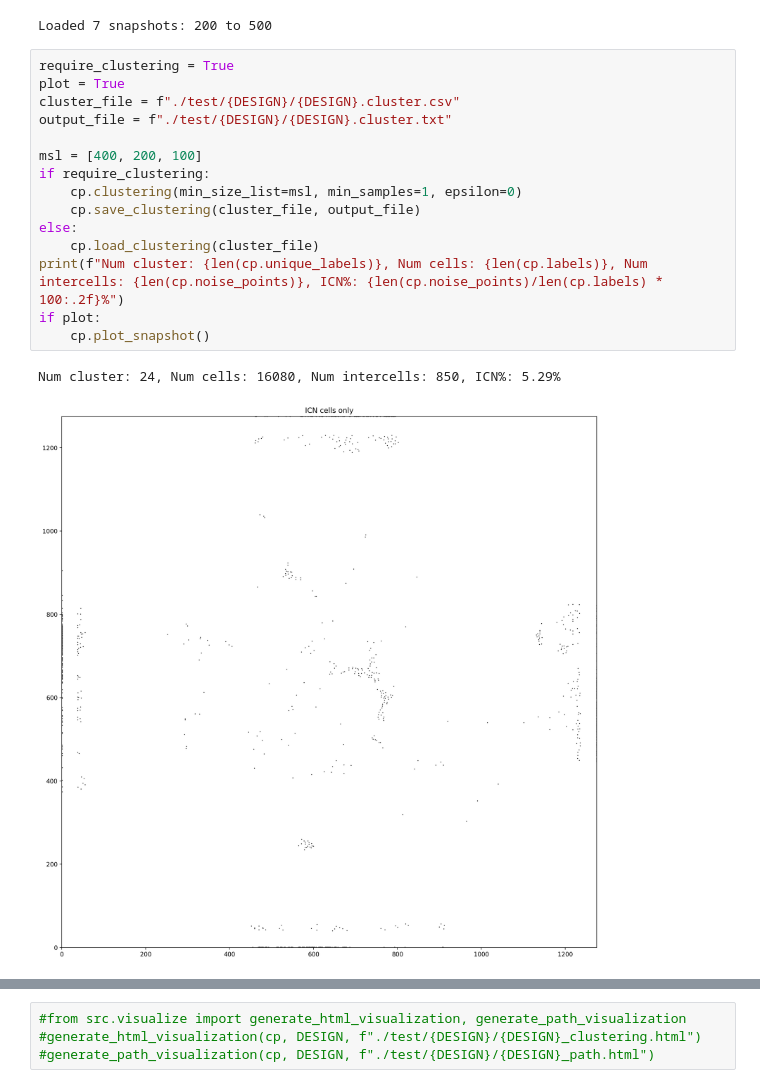
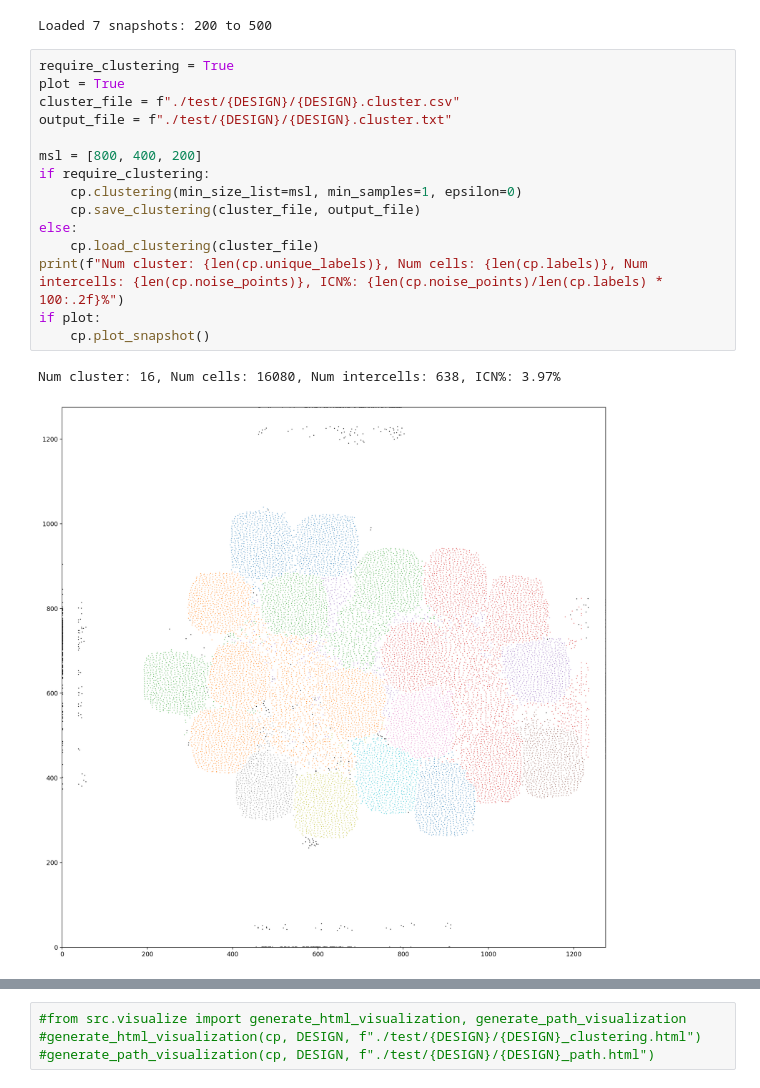
Before and after one commit to Sunw4ve/noise-aware-circuit-clustering, a Jupyter notebook: main.ipynb, the cells around one changed output, grey strips where cells are left out. Saved outputs shown, nothing was run; the diff lists cells and outputs as text.

```diff
--- a/main.ipynb
+++ b/main.ipynb
@@ -47,18 +47,18 @@ Loaded 7 snapshots: 200 to 500
 # %%
 require_clustering = True
 plot = True
 cluster_file = f"./test/{DESIGN}/{DESIGN}.cluster.csv"
 output_file = f"./test/{DESIGN}/{DESIGN}.cluster.txt"
 
-msl = [400, 200, 100]
+msl = [800, 400, 200]
 if require_clustering:
     cp.clustering(min_size_list=msl, min_samples=1, epsilon=0)
     cp.save_clustering(cluster_file, output_file)
 else:
     cp.load_clustering(cluster_file)
 print(f"Num cluster: {len(cp.unique_labels)}, Num cells: {len(cp.labels)}, Num intercells: {len(cp.noise_points)}, ICN%: {len(cp.noise_points)/len(cp.labels) * 100:.2f}%")
 if plot:
     cp.plot_snapshot()
 # %% [output]
-Num cluster: 24, Num cells: 16080, Num intercells: 850, ICN%: 5.29%
+Num cluster: 16, Num cells: 16080, Num intercells: 638, ICN%: 3.97%
-[figure, old version]
+[figure, new version]
```
Also changed, not shown: parts of 17 cells of this notebook, 37 other files.
